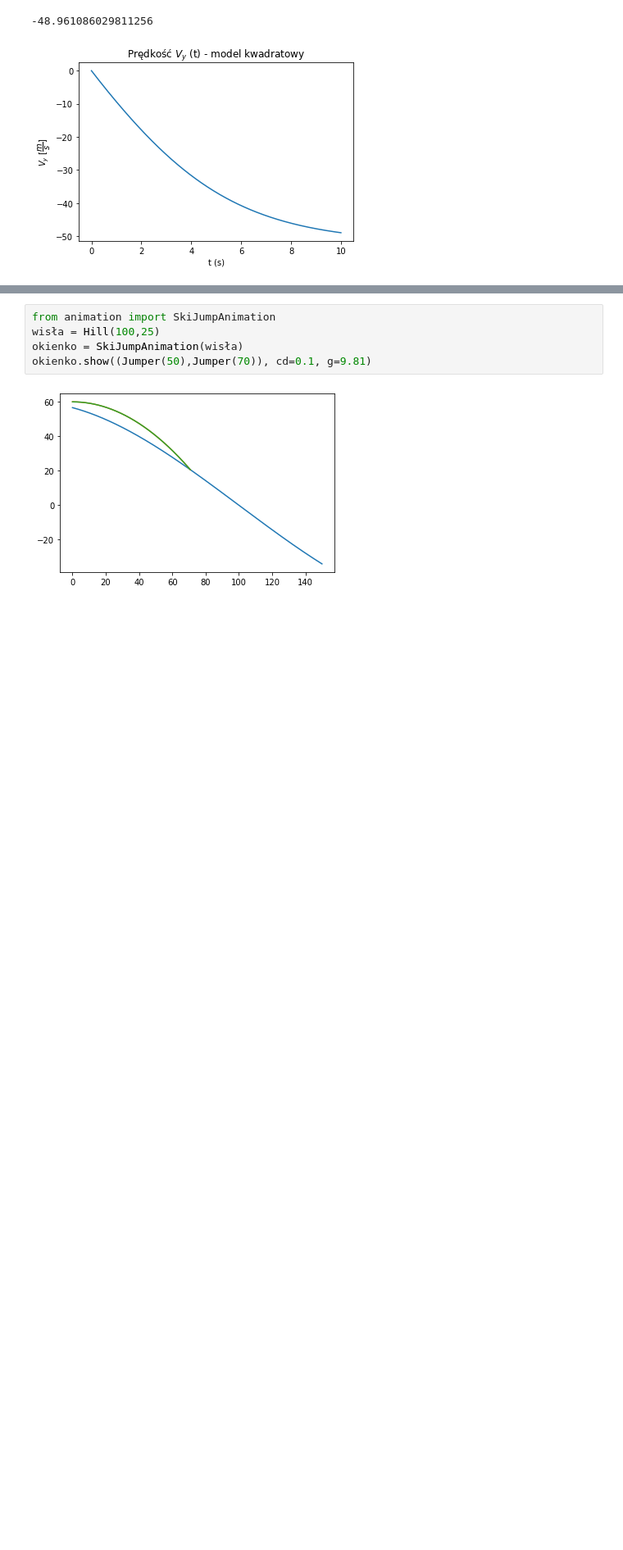
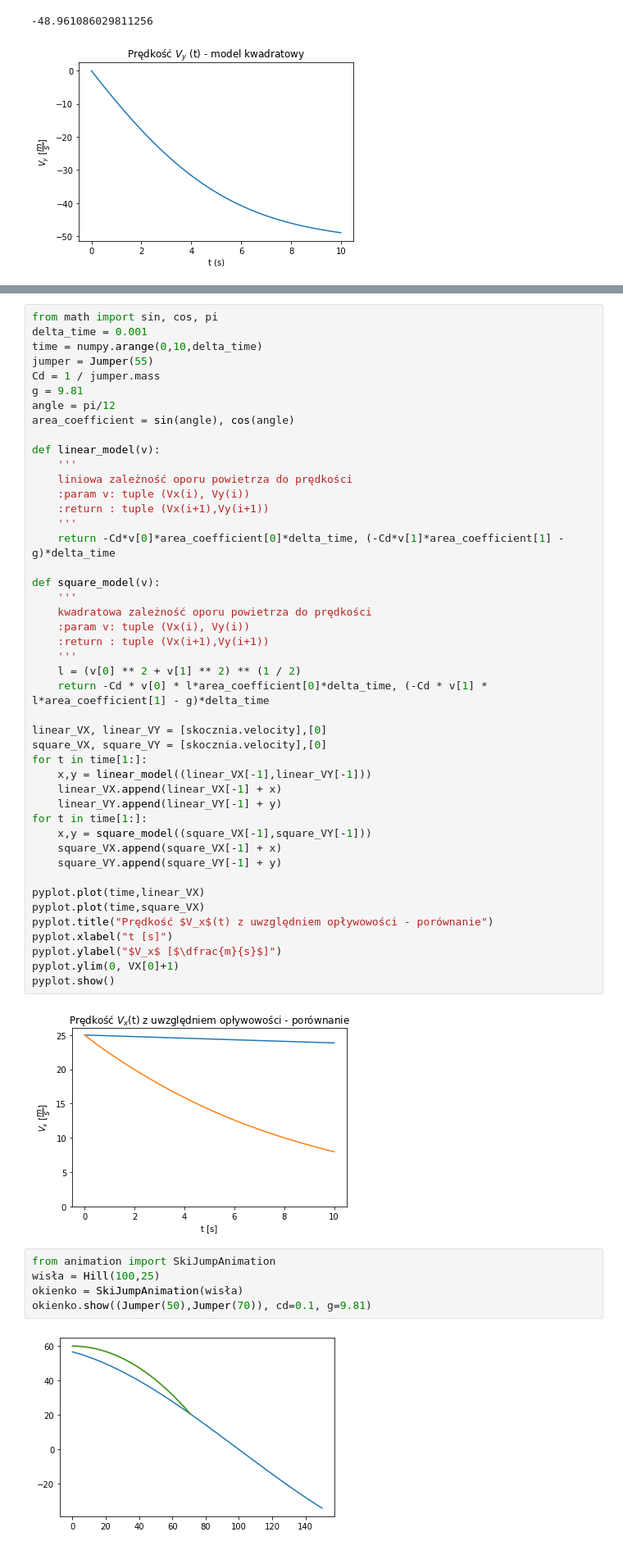
Before and after one commit to maciejratajski1999/Skoki-narciarskie, a Jupyter notebook: main.ipynb, the cells around one changed output, grey strips where cells are left out. Shown: that part at 82% size. Saved outputs shown, nothing was run; the diff lists cells and outputs as text; blank space fills up the shorter version.

Commit message:
Opis opływowości + model

```diff
--- a/main.ipynb
+++ b/main.ipynb
@@ -297,3 +309,50 @@ pyplot.show()
+# %%
+from math import sin, cos, pi
+delta_time = 0.001
+time = numpy.arange(0,10,delta_time)
+jumper = Jumper(55)
+Cd = 1 / jumper.mass
+g = 9.81
+angle = pi/12
+area_coefficient = sin(angle), cos(angle)
+
+def linear_model(v):
+    '''
+    liniowa zależność oporu powietrza do prędkości
+    :param v: tuple (Vx(i), Vy(i))
+    :return : tuple (Vx(i+1),Vy(i+1))
+    '''
+    return -Cd*v[0]*area_coefficient[0]*delta_time, (-Cd*v[1]*area_coefficient[1] - g)*delta_time
+
+def square_model(v):
+    '''
+    kwadratowa zależność oporu powietrza do prędkości
+    :param v: tuple (Vx(i), Vy(i))
+    :return : tuple (Vx(i+1),Vy(i+1))
+    '''
+    l = (v[0] ** 2 + v[1] ** 2) ** (1 / 2)
+    return -Cd * v[0] * l*area_coefficient[0]*delta_time, (-Cd * v[1] * l*area_coefficient[1] - g)*delta_time
+
+linear_VX, linear_VY = [skocznia.velocity],[0]
+square_VX, square_VY = [skocznia.velocity],[0]
+for t in time[1:]:
+    x,y = linear_model((linear_VX[-1],linear_VY[-1]))
+    linear_VX.append(linear_VX[-1] + x)
+    linear_VY.append(linear_VY[-1] + y)
+for t in time[1:]:
+    x,y = square_model((square_VX[-1],square_VY[-1]))
+    square_VX.append(square_VX[-1] + x)
+    square_VY.append(square_VY[-1] + y)
+
+pyplot.plot(time,linear_VX)
+pyplot.plot(time,square_VX)
+pyplot.title("Prędkość $V_x$(t) z uwzględniem opływowości - porównanie")
+pyplot.xlabel("t [s]")
+pyplot.ylabel("$V_x$ [$\dfrac{m}{s}$]")
+pyplot.ylim(0, VX[0]+1)
+pyplot.show()
+# %% [output]
+[figure, added]
 # %%
 from animation import SkiJumpAnimation
 wisła = Hill(100,25)
```
Also changed, not shown: parts of 2 cells of this notebook, 1 other file.
